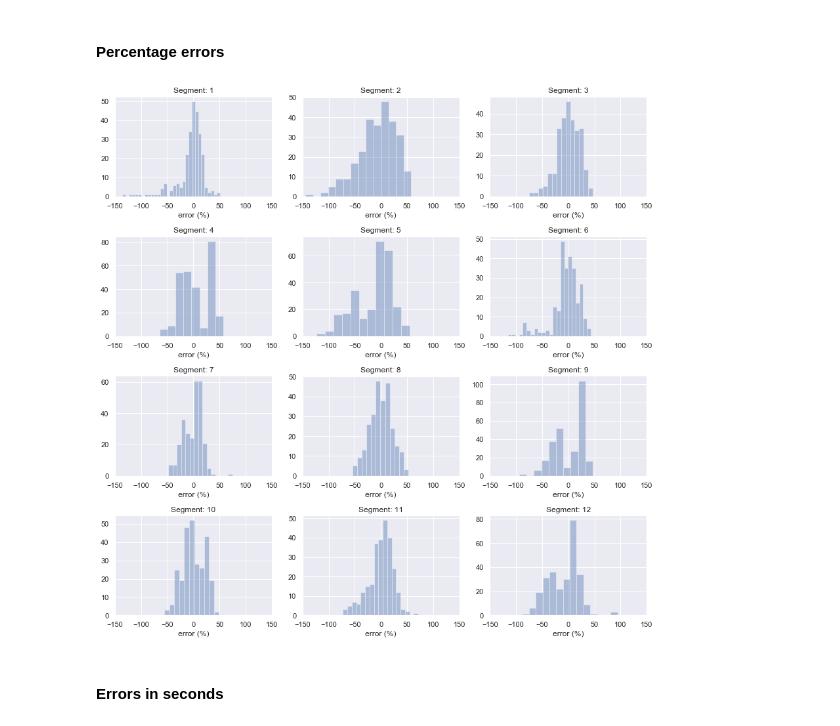
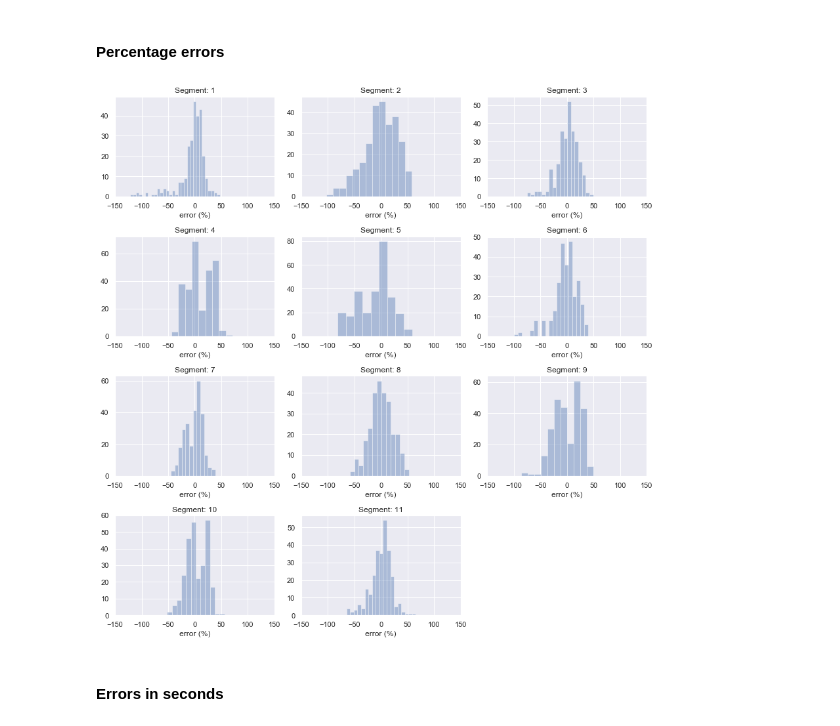
Before and after one commit to M20190649/TDDE19-bus-arrival-time, a Jupyter notebook: baseline_models/baseline_model_211.ipynb, the cells around one changed output. Drawn from its saved outputs; the diff is of its cells as text; code cells hidden in the pictures.

Commit message:
update predictions for baseline models

```diff
--- a/baseline_models/baseline_model_211.ipynb
+++ b/baseline_models/baseline_model_211.ipynb
@@ -100,16 +102,23 @@ The dict above holds our average segment durations, which will be used to make p
 # %% [markdown]
 Now we can go through all segments in the test data for each journey and subtract the average segment time from the actual segment time. We can then calculate how big the error was, expressed as a percentage of the actual segment time.
 # %%
+i = 0
 data = []
 for name, group in test.groupby(['journey_number', 'segment_number']):
-    # get error in seconds
-    error_s = group['segment_time'].iloc[0] - averages[name[1]]
-    # get error as a percentage of the ground truth segment travel time
-    error_p = error_s / group['segment_time'].iloc[0] * 100
-    # get the absolute values of the errors in seconds and as a percentage
-    abs_error_s = abs(error_s)
-    abs_error_p = abs(error_p)
-    data.append([name[0], name[1], error_s, abs_error_s, error_p, abs_error_p])
+    seg_len = len(group.index)
+    indexes = [math.floor(seg_len * i/10) for i in range(2, 10, 2)]
+    # calculate our errors for each slice of the segment
+    for idx, pred in zip(indexes, pred_df.columns[1:]):
+        # get travel time to station in the slice of this segment in the test data
+        seg_time = interval_time(group[idx:])
+        # get error between prediction and actual travel time
+        error_s = seg_time - pred_df[pred_df.sn == name[1]][pred].iloc[0]
+        # get error as a percentage of the ground truth segment travel time
+        error_p = error_s / seg_time * 100
+        # get the absolute values of the errors in seconds and as a percentage
+        abs_error_s = abs(error_s)
+        abs_error_p = abs(error_p)
+        data.append([name[1], pred, error_s, error_p, abs_error_s, abs_error_p])
 # %%
-time_diffs = pd.DataFrame(columns=['journey_number', 'segment_number', 'error_s', 'abs_error_s', 'error_p', 'abs_error_p'], data=data)
+error_df = pd.DataFrame(columns=['segment', 'slice', 'error_s', 'error_p', 'abs_error_s', 'abs_error_p'], data=data)
 # %%
@@ -132,4 +132,0 @@ We can also look at the MAPE in each of the segments:
-# %%
-seg_mapes = time_diffs.groupby('segment_number')['abs_error_p'].mean()
-for i, mape in enumerate(seg_mapes):
-    print('Segment {}: \t{:.3f}%'.format(i+1, mape))
@@ -157,4 +132,0 @@ And we can also look at the error in seconds for each segment:
-# %%
-seg_err_s = time_diffs.groupby('segment_number')['abs_error_s'].mean()
-for i, err in enumerate(seg_err_s):
-    print('Segment {}: \t{:.1f}s'.format(i+1, err))
@@ -178,14 +186,15 @@ Segment 12:     15.0s
 # %%
 fig, axes = plt.subplots(4, 3, figsize=(12,12))
 for i, ax in enumerate(axes.flatten()):
-    _=sns.distplot(time_diffs[time_diffs['segment_number'] == i+1].error_p, kde=False, ax=ax)
+    _=sns.distplot(error_df[(error_df.segment == i+1) & (error_df.slice == '20_p')].error_p, kde=False, ax=ax)
     ax.set_title(f'Segment: {i+1}')
     ax.set_xlabel('error (%)')
     ax.set_xlim(-150, 150)
+fig.delaxes(ax)
 plt.tight_layout()
 plt.show()
 # %% [output]
-[figure, old version]
+[figure, new version]
 # %% [markdown]
 #### Errors in seconds
 # %%
```
Also changed, not shown: parts of 40 cells of this notebook, 1 other file.
